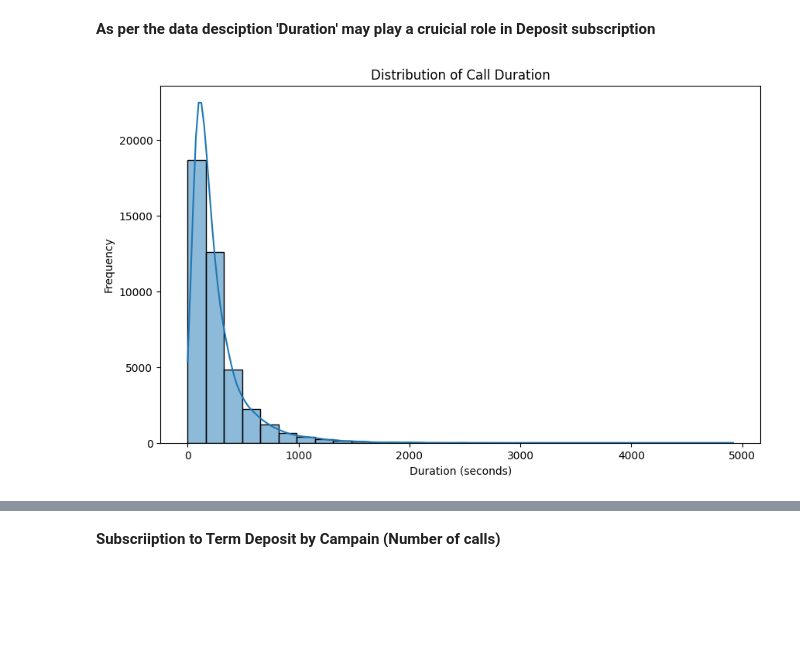
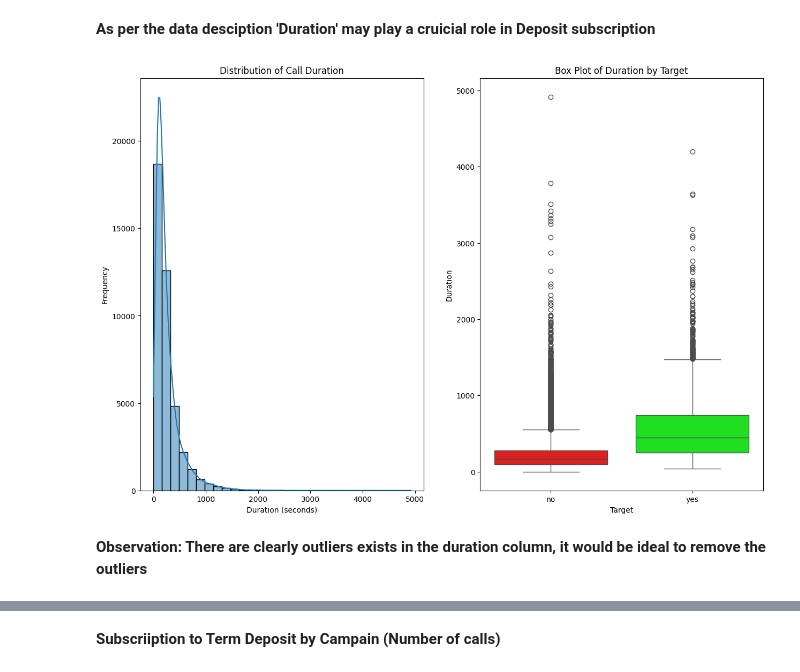
Before and after one commit to purnachand1186/bankMarketing_ML, a Jupyter notebook: prompt_III.ipynb, the cells around one changed output, grey strips where cells are left out. Saved outputs shown, nothing was run; the diff lists cells and outputs as text; code cells hidden in the pictures; blank space fills up the shorter version.

```diff
--- a/prompt_III.ipynb
+++ b/prompt_III.ipynb
@@ -254,12 +253,18 @@ plt.show()
 [figure]
 # %% [markdown]
 **As per the data desciption 'Duration' may play a cruicial role in Deposit subscription**
-# %%
-plt.figure(figsize=(10, 6))
-sns.histplot(df['duration'], bins=30, kde=True)
-plt.title('Distribution of Call Duration')
-plt.xlabel('Duration (seconds)')
-plt.ylabel('Frequency')
-plt.show()
-# %% [output]
-[figure, removed]
+# %%
+fig, ax = plt.subplots(1,2,figsize=(15,10))
+fig = sns.histplot(df['duration'], bins=30, kde=True, ax = ax[0])
+fig.set_title('Distribution of Call Duration')
+fig.set_xlabel('Duration (seconds)')
+fig.set_ylabel('Frequency')
+fig = sns.boxplot(data = df, x='y', y='duration', palette = ["#FF0000", "#00FF00"], ax=ax[1])
+fig.set_title('Box Plot of Duration by Target')
+fig.set_xlabel('Target')
+fig.set_ylabel('Duration')
+plt.show()
+# %% [output]
+[figure, added]
+# %% [markdown]
+**Observation: There are clearly outliers exists in the duration column, it would be ideal to remove the outliers**
```
Also changed, not shown: parts of 31 cells of this notebook.
